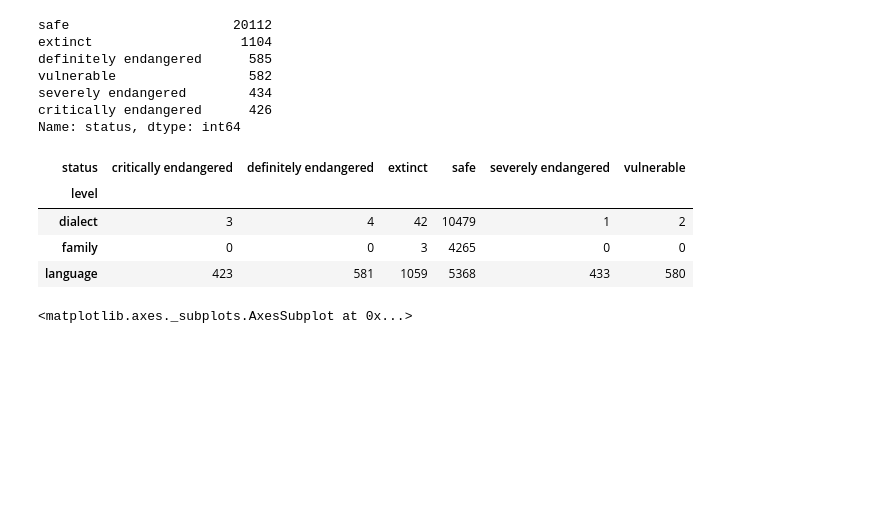
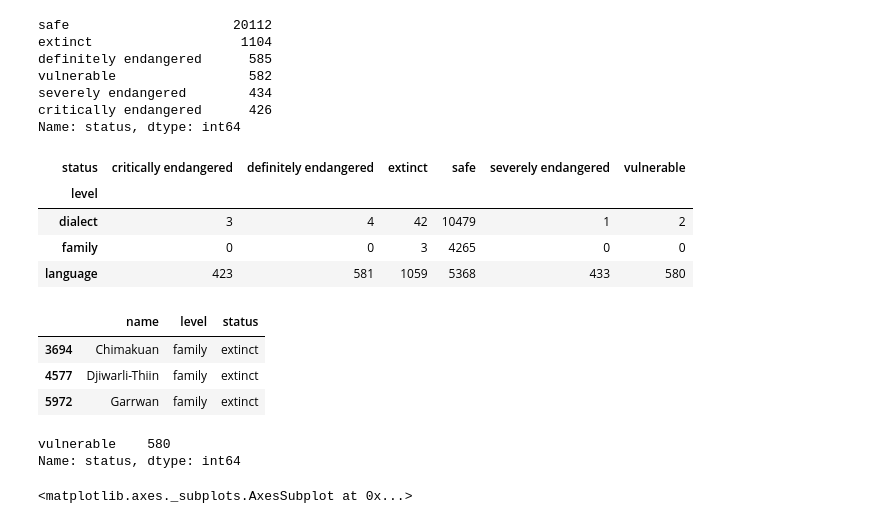
Before and after one commit to lorenanda/world-languages, a Jupyter notebook: world languages.ipynb, the cells around one changed output. Cells and saved outputs as stored; diff of their text form; code cells hidden in the pictures; blank space fills up the shorter version.

```diff
--- a/world languages.ipynb
+++ b/world languages.ipynb
@@ -86,4 +97,13 @@ summary
 | family | 0 | 0 | 3 | 4265 | 0 | 0 |
 | language | 423 | 581 | 1059 | 5368 | 433 | 580 |
 # %%
-# Find the extinct language families
+#Find the extinct language families
+
+ext_fam = df[(df.level == 'family') & (df.status == 'extinct')]
+ext_fam_short = ext_fam[['name', 'level', 'status']]
+ext_fam_short
+# %% [output]
+|  | name | level | status |
+| 3694 | Chimakuan | family | extinct |
+| 4577 | Djiwarli-Thiin | family | extinct |
+| 5972 | Garrwan | family | extinct |
@@ -92 +110,10 @@ summary
+# %%
+#Count the vulnerable languages
+
+vul_lang = df[(df.level == 'language') & (df.status == 'vulnerable')]
+vul_lang_sum = pd.value_counts(vul_lang['status'])
+vul_lang_sum
+# %% [output]
+vulnerable    580
+Name: status, dtype: int64
 # %%
```
Also changed, not shown: parts of 21 cells of this notebook.
